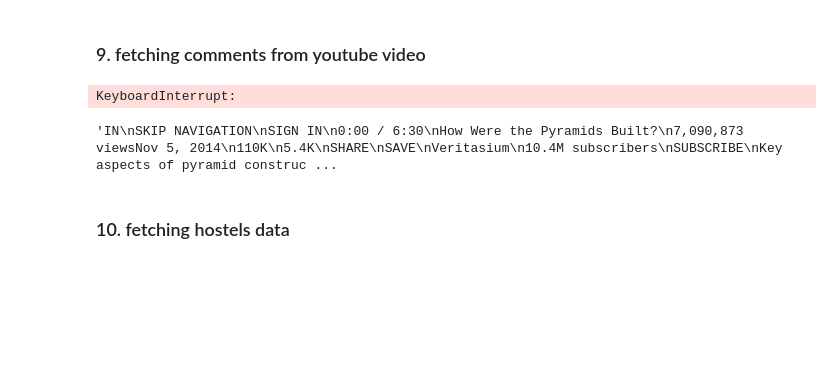
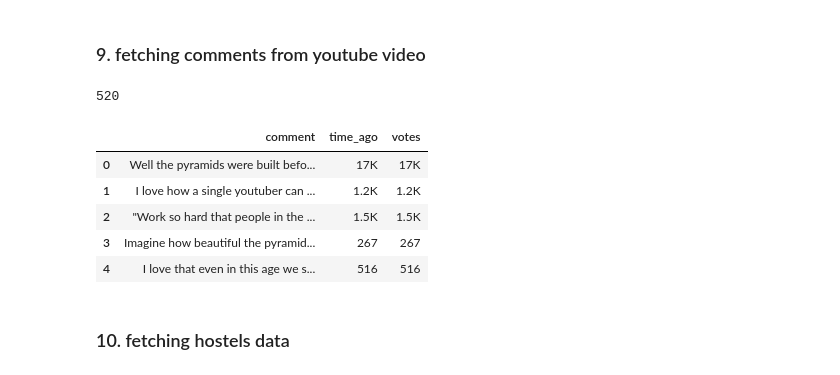
Before and after one commit to surjeet143/Internship, a Jupyter notebook: web scraping 3/Webscraping 3.ipynb, the cells around one changed output. Saved outputs shown, nothing was run; the diff lists cells and outputs as text; code cells hidden in the pictures; blank space fills up the shorter version.

```diff
--- a/web scraping 3/Webscraping 3.ipynb
+++ b/web scraping 3/Webscraping 3.ipynb
@@ -472,30 +472,38 @@ time.sleep(10)
 driver.execute_script("window.scrollTo(0,document.body.scrollHeight)")
 content = driver.find_elements_by_id("content-text")
 # %%
-for i in range(20):
+while len(comment) < 501:
     WebDriverWait(driver, 10).until(EC.visibility_of_element_located((By.TAG_NAME, "body"))).send_keys(Keys.END)
-#while len(comment) < 501:
-WebDriverWait(driver, 10).until(EC.visibility_of_element_located((By.TAG_NAME, "body"))).send_keys(Keys.END)
     #driver.execute_script("window.scrollTo(0,document.body.scrollHeight)")
-time.sleep(15)
-content = driver.find_elements_by_id("content-text")
-comment = [c.text for c in content]
-time_ago = driver.find_elements_by_xpath("//div[@id='header-author']/yt-formatted-string")
-t = [t.text for t in time_ago]
-    #comment = comment + new_comments
+    time.sleep(5)
+    content = driver.find_elements_by_id("content-text")
+    comment = [c.text for c in content]
+    time_ago = driver.find_elements_by_xpath("//div[@id='header-author']/yt-formatted-string")
+    t = [t.text for t in time_ago]
-# %% [output]
-KeyboardInterrupt:
+# %%
+len(comment)
+# %% [output]
+520
 # %%
-ab = driver.find_elements_by_xpath("//span[@id='vote-count-middle']")
-t = [t.text for t in ab]
+votes = driver.find_elements_by_xpath("//span[@id='vote-count-middle']")
+votes = [t.text for t in votes]
 
-for i in range(len(t)):
-    if len(t[i])==0:
-        t[i]='-'
+for i in range(len(votes)):
+    if len(votes[i])==0:
+        votes[i]='-'
-# %%
-data[0]
-# %% [output]
-'IN\nSKIP NAVIGATION\nSIGN IN\n0:00 / 6:30\nHow Were the Pyramids Built?\n7,090,873 viewsNov 5, 2014\n110K\n5.4K\nSHARE\nSAVE\nVeritasium\n10.4M subscribers\nSUBSCRIBE\nKey aspects of pyramid construc ...
+# %%
+n = min(len(comment), len(time_ago), len(votes))
+comment_dict = {"comment":comment[:n], "time_ago":t[:n], "votes":votes[:n]}
+# %%
+comment_df = pd.DataFrame(comment_dict)
+comment_df.head()
+# %% [output]
+|  | comment | time_ago | votes |
+| 0 | Well the pyramids were built befo... | 17K | 17K |
+| 1 | I love how a single youtuber can ... | 1.2K | 1.2K |
+| 2 | "Work so hard that people in the ... | 1.5K | 1.5K |
+| 3 | Imagine how beautiful the pyramid... | 267 | 267 |
+| 4 | I love that even in this age we s... | 516 | 516 |
 # %% [markdown]
 ### 10. fetching hostels data
 # %%
```
Also changed, not shown: parts of 1 cell of this notebook.
